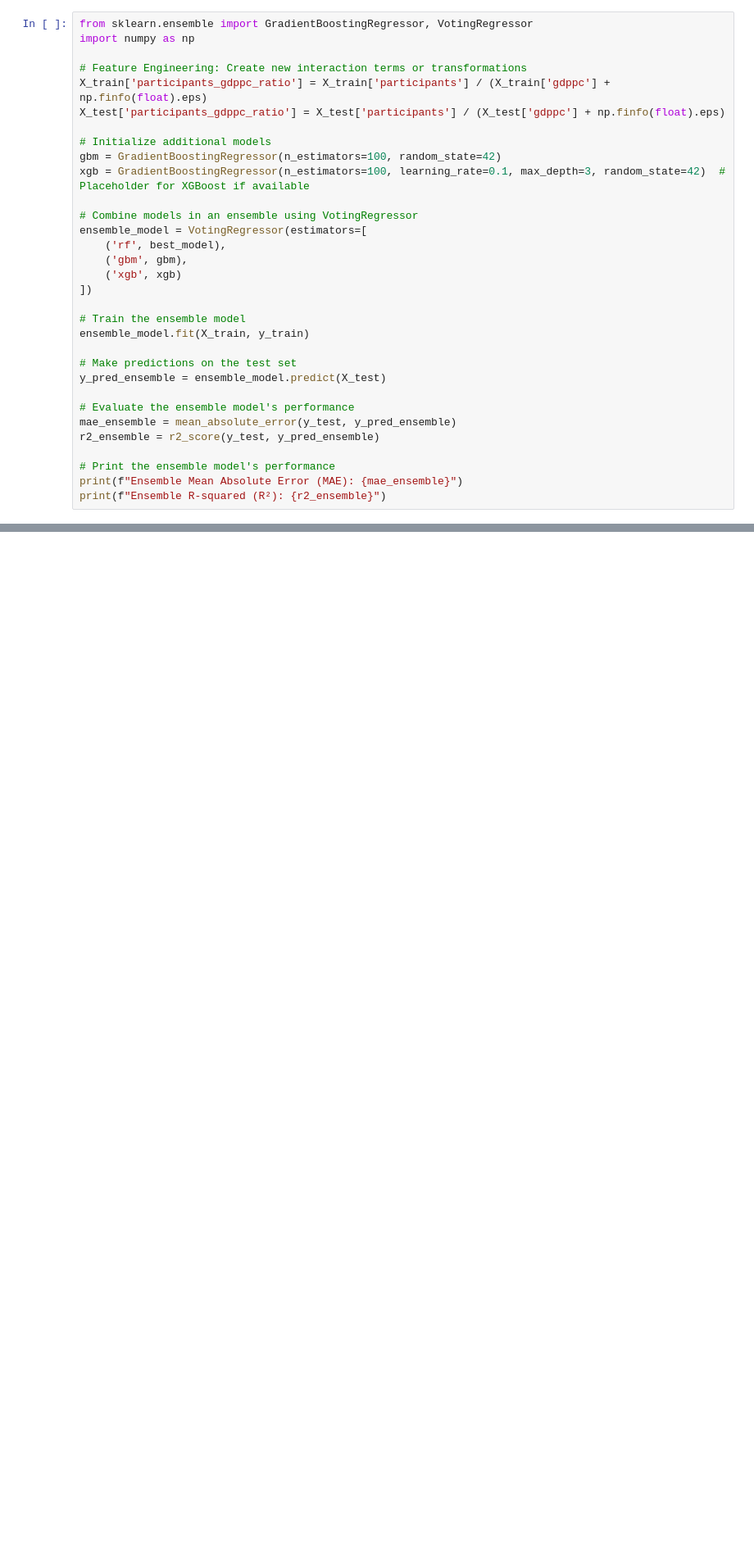
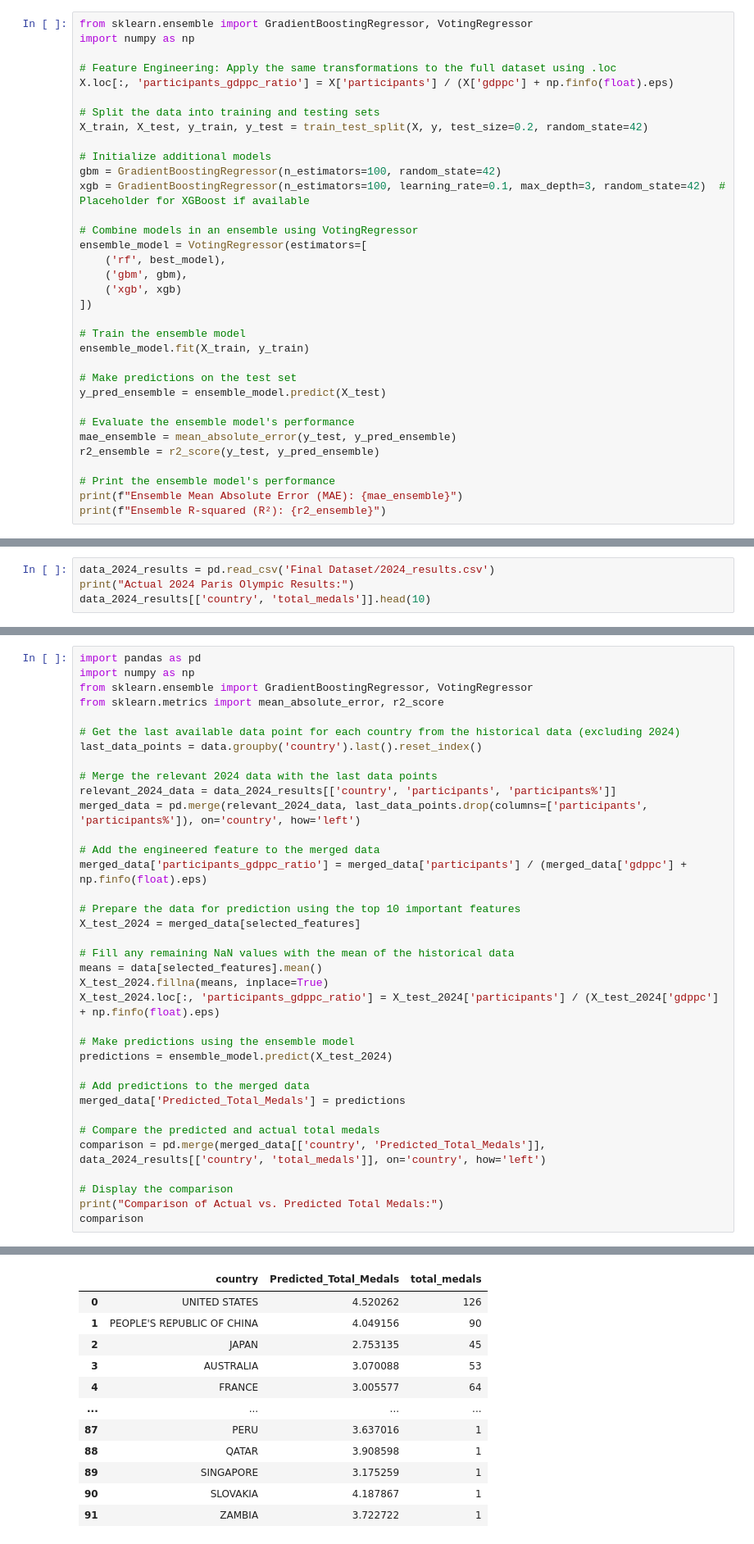
Before and after one commit to ahakobia/JHU_Colossus, a Jupyter notebook: modeling.ipynb, the cells around one changed output, grey strips where cells are left out. Shown at 82% size. Drawn from its saved outputs; the diff is of its cells as text; blank space fills up the shorter version.

Commit message:
uploading updated modeling

```diff
--- a/modeling.ipynb
+++ b/modeling.ipynb
@@ -452,9 +466,11 @@ In this step, we explore additional techniques to potentially improve the model'
 from sklearn.ensemble import GradientBoostingRegressor, VotingRegressor
 import numpy as np
 
-# Feature Engineering: Create new interaction terms or transformations
-X_train['participants_gdppc_ratio'] = X_train['participants'] / (X_train['gdppc'] + np.finfo(float).eps)
-X_test['participants_gdppc_ratio'] = X_test['participants'] / (X_test['gdppc'] + np.finfo(float).eps)
+# Feature Engineering: Apply the same transformations to the full dataset using .loc
+X.loc[:, 'participants_gdppc_ratio'] = X['participants'] / (X['gdppc'] + np.finfo(float).eps)
+
+# Split the data into training and testing sets
+X_train, X_test, y_train, y_test = train_test_split(X, y, test_size=0.2, random_state=42)
 
 # Initialize additional models
 gbm = GradientBoostingRegressor(n_estimators=100, random_state=42)
@@ -509,0 +513,4 @@ The 2024 Paris Olympic results are:
+# %%
+data_2024_results = pd.read_csv('Final Dataset/2024_results.csv')
+print("Actual 2024 Paris Olympic Results:")
+data_2024_results[['country', 'total_medals']].head(10)
@@ -509,0 +530,37 @@ The 2024 Paris Olympic results are:
+# %%
+import pandas as pd
+import numpy as np
+from sklearn.ensemble import GradientBoostingRegressor, VotingRegressor
+from sklearn.metrics import mean_absolute_error, r2_score
+
+# Get the last available data point for each country from the historical data (excluding 2024)
+last_data_points = data.groupby('country').last().reset_index()
+
+# Merge the relevant 2024 data with the last data points
+relevant_2024_data = data_2024_results[['country', 'participants', 'participants%']]
+merged_data = pd.merge(relevant_2024_data, last_data_points.drop(columns=['participants', 'participants%']), on='country', how='left')
+
+# Add the engineered feature to the merged data
+merged_data['participants_gdppc_ratio'] = merged_data['participants'] / (merged_data['gdppc'] + np.finfo(float).eps)
+
+# Prepare the data for prediction using the top 10 important features
+X_test_2024 = merged_data[selected_features]
+
+# Fill any remaining NaN values with the mean of the historical data
+means = data[selected_features].mean()
+X_test_2024.fillna(means, inplace=True)
+X_test_2024.loc[:, 'participants_gdppc_ratio'] = X_test_2024['participants'] / (X_test_2024['gdppc'] + np.finfo(float).eps)
+
+# Make predictions using the ensemble model
+predictions = ensemble_model.predict(X_test_2024)
+
+# Add predictions to the merged data
+merged_data['Predicted_Total_Medals'] = predictions
+
+# Compare the predicted and actual total medals
+comparison = pd.merge(merged_data[['country', 'Predicted_Total_Medals']], data_2024_results[['country', 'total_medals']], on='country', how='left')
+
+# Display the comparison
+print("Comparison of Actual vs. Predicted Total Medals:")
+comparison
+# %% [output]
@@ -509,0 +577,12 @@ The 2024 Paris Olympic results are:
+|  | country | Predicted_Total_Medals | total_medals |
+| 0 | UNITED STATES | 4.520262 | 126 |
+| 1 | PEOPLE'S REPUBLIC OF CHINA | 4.049156 | 90 |
+| 2 | JAPAN | 2.753135 | 45 |
+| 3 | AUSTRALIA | 3.070088 | 53 |
+| 4 | FRANCE | 3.005577 | 64 |
+| ... | ... | ... | ... |
+| 87 | PERU | 3.637016 | 1 |
+| 88 | QATAR | 3.908598 | 1 |
+| 89 | SINGAPORE | 3.175259 | 1 |
+| 90 | SLOVAKIA | 4.187867 | 1 |
+| 91 | ZAMBIA | 3.722722 | 1 |
```
Also changed, not shown: parts of 18 cells of this notebook, 7 other files.
